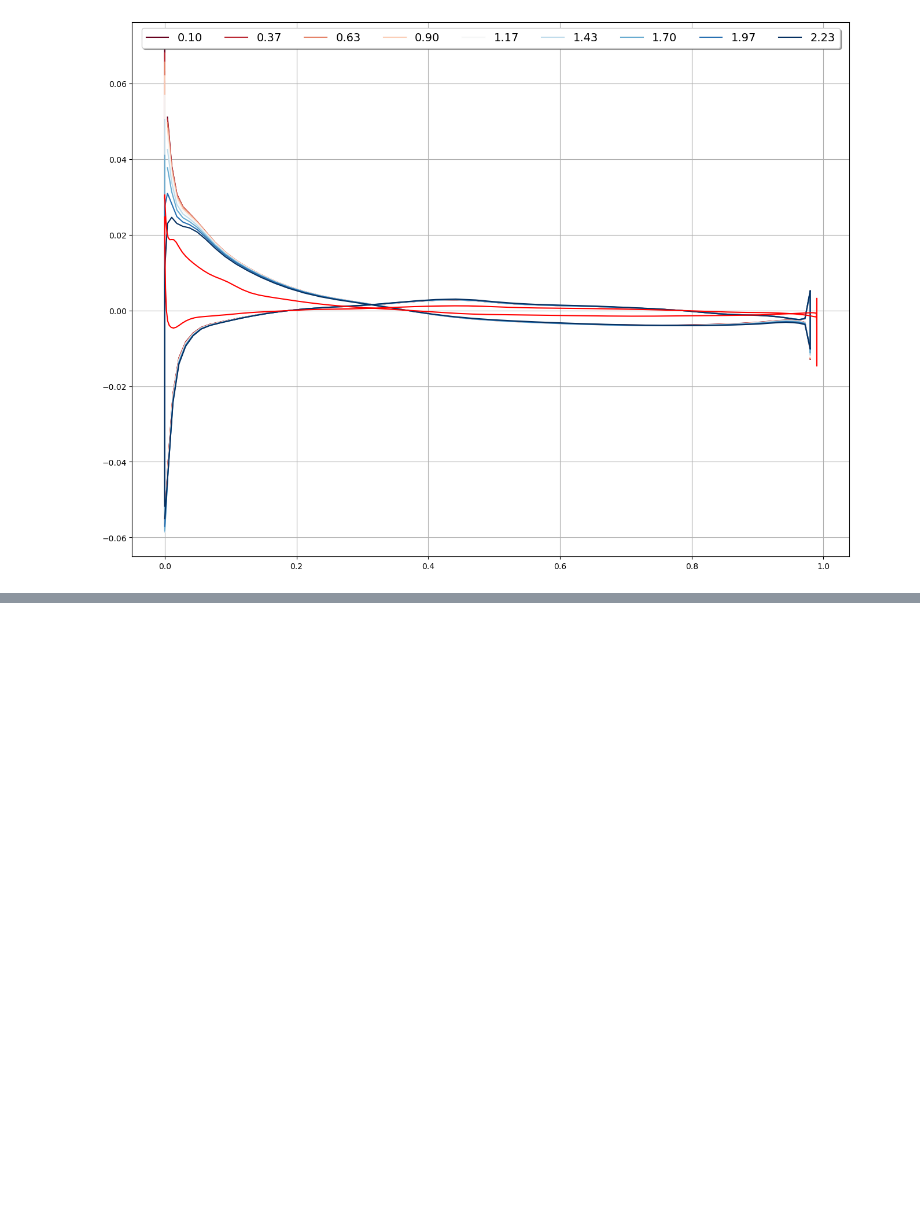
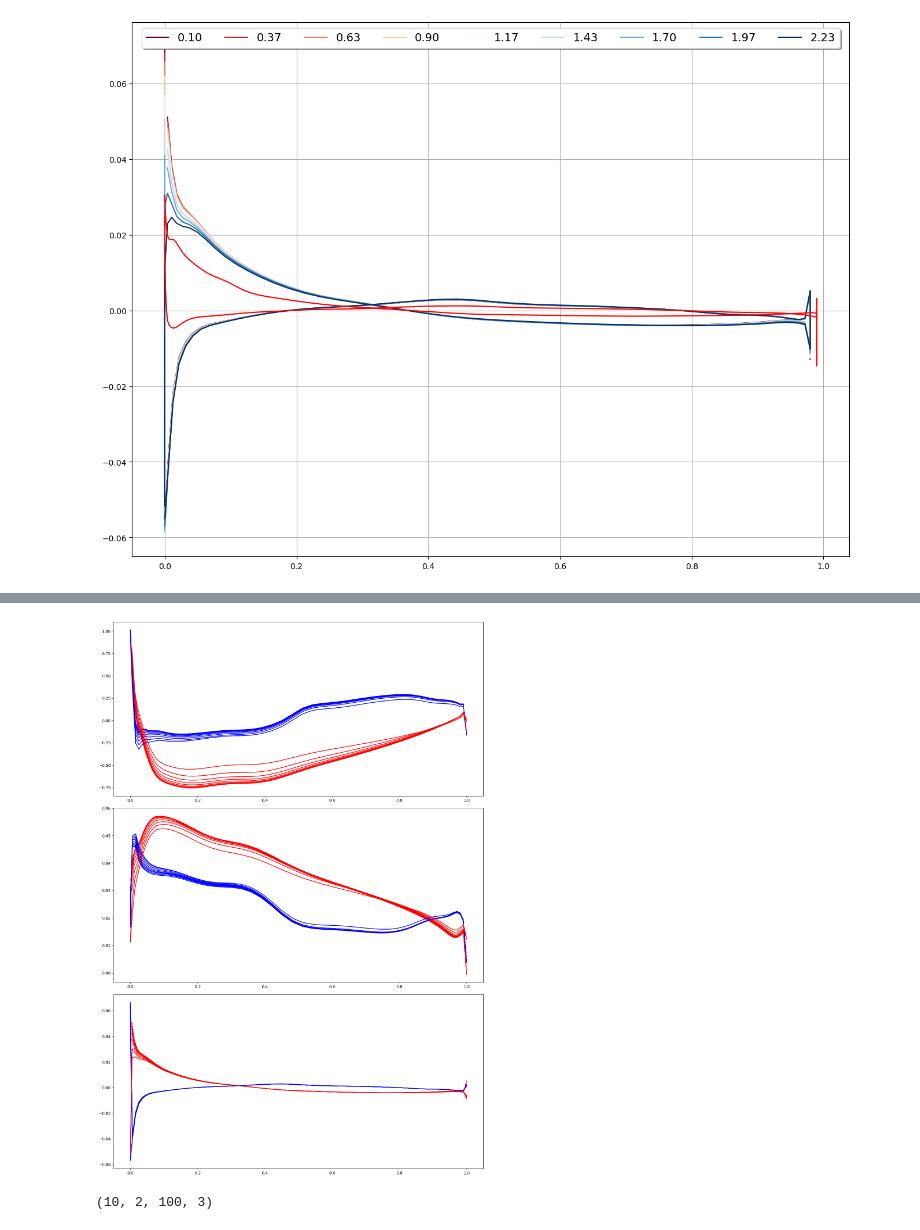
Before and after one commit to fgvangessel-umd/2D_3D_Aero_Comparison, a Jupyter notebook: 2D_3D_Aero_Data_Preparation.ipynb, the cells around one changed output, grey strips where cells are left out. Drawn from its saved outputs; the diff is of its cells as text; code cells hidden in the pictures; blank space fills up the shorter version.

```diff
--- a/2D_3D_Aero_Data_Preparation.ipynb
+++ b/2D_3D_Aero_Data_Preparation.ipynb
@@ -499,0 +259,28 @@ zmax = max(zcoords)
+# %%
+fig, axs = plt.subplots(nrows=nvar, ncols=1, figsize=(14,20), tight_layout=True)
+
+# Calculate the color for each dataset
+cmap = plt.get_cmap('RdBu')
+colors = [cmap(i) for i in np.linspace(0, 1, geom_array.shape[0]-1)]
+
+vref = field_array[0,:,:,:]
+xref = geom_array[0,:,:,:]
+
+for i in range(len(Xb)):
+    sb, st = Xb[i][:,0], Xt[i][:,0]
+    xb, xt = Xb[i][:,2], Xt[i][:,2]
+    yb, yt = Xb[i][:,3], Xt[i][:,3]
+
+    for j in range(nvar):
+        dvb, dvt = Yb[i][:,j], Yt[i][:,j]
+        vb_3d = vref[0,:,j]-dvb
+        vt_3d = vref[1,:,j]-dvt
+
+        axs[j].plot(xb, vb_3d, c='b')
+        axs[j].plot(xt, vt_3d, c='r')
+        #axs[j].plot(st, dv[1,:], c=colors[i-1], linestyle='--')
+
+        axs[j].plot(xb, field_array[i+1, 0, :, j], c='b', linestyle='--')
+        axs[j].plot(xt, field_array[i+1, 1, :, j], c='r', linestyle='--')
+# %% [output]
+[figure, added]
@@ -499,0 +310,4 @@ zmax = max(zcoords)
+# %%
+field_array.shape
+# %% [output]
+(10, 2, 100, 3)
```
Also changed, not shown: parts of 27 cells of this notebook, 3 other files.
